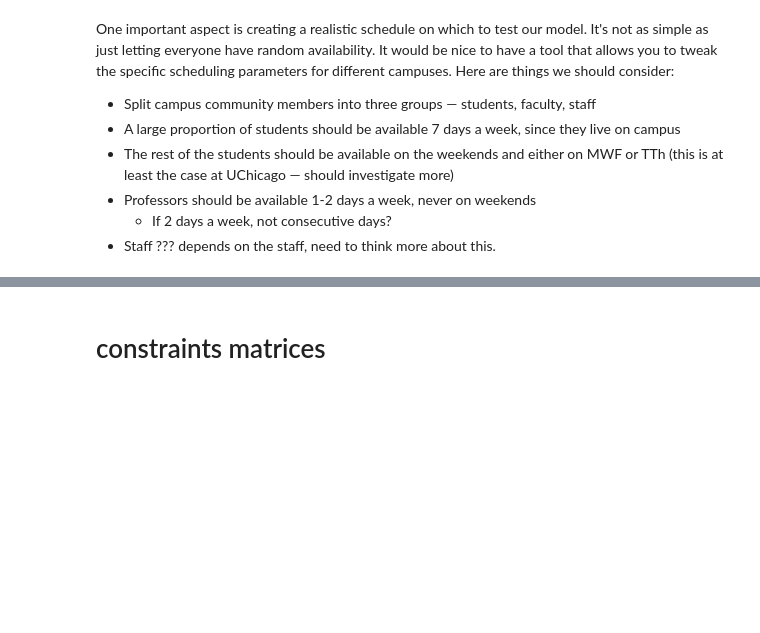
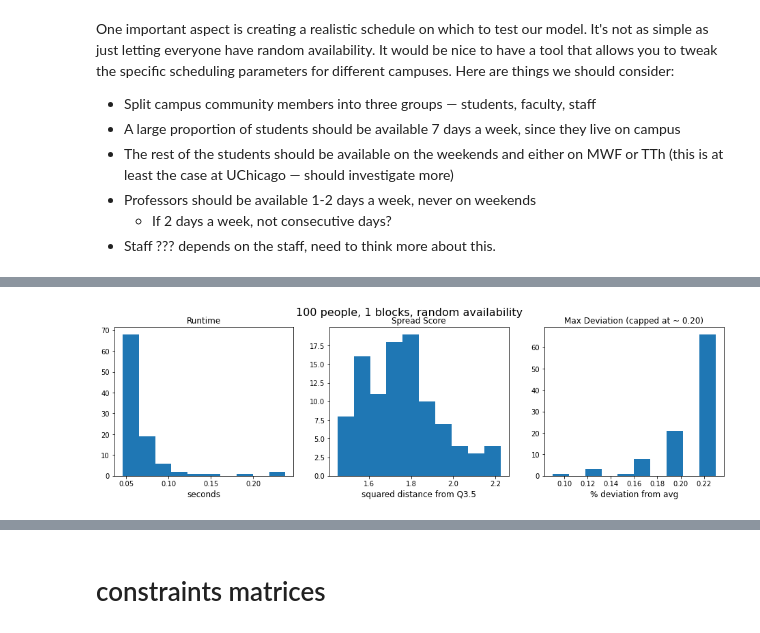
Before and after one commit to mggg/covid-scheduling, a Jupyter notebook: linear_program.ipynb, the cells around one changed output, grey strips where cells are left out. Cells and saved outputs as stored; diff of their text form; code cells hidden in the pictures; blank space fills up the shorter version.

Commit message:
add many-trial functionality

```diff
--- a/linear_program.ipynb
+++ b/linear_program.ipynb
@@ -23,0 +56,22 @@ One important aspect is creating a realistic schedule on which to test our model
+# %%
+def plotTrials(ts, ss, mds, buffer, test_interval, n_people, n_blocks, n_trials):
+    fig, ax = plt.subplots(1,3, figsize=(16,4))
+    fig.suptitle("%d people, %d blocks, random availability" % (n_people, n_blocks), fontsize=16)
+
+    ax[0].set_title("Runtime", fontsize=12)
+    ax[0].set_xlabel("seconds", fontsize=12)
+    ax[0].hist(ts)
+
+
+    ax[1].set_title("Spread Score", fontsize=12)
+    ax[1].set_xlabel("squared distance from Q%0.1f" % test_interval, fontsize=12)
+    ax[1].hist(ss)
+
+    ax[2].set_title("Max Deviation (capped at ~ %.02f)" % buffer, fontsize=12)
+    ax[2].set_xlabel("% deviation from avg", fontsize=12)
+    ax[2].hist(mds)
+
+#     fig.show()
+    fig.savefig("p" + str(n_people) + "b" + str(n_blocks) + "_x" + str(n_trials) + ".png", dpi=300)
+# %%
+ts100, ss100, mds100 = runTrial(100, 100, 1, .2)
@@ -23,0 +118,4 @@ One important aspect is creating a realistic schedule on which to test our model
+# %%
+plotTrials(ts100, ss100, mds100, 0.2, 3.5, 100, 1, 100)
+# %% [output]
+[figure, added]
```
Also changed, not shown: parts of 22 cells of this notebook.
